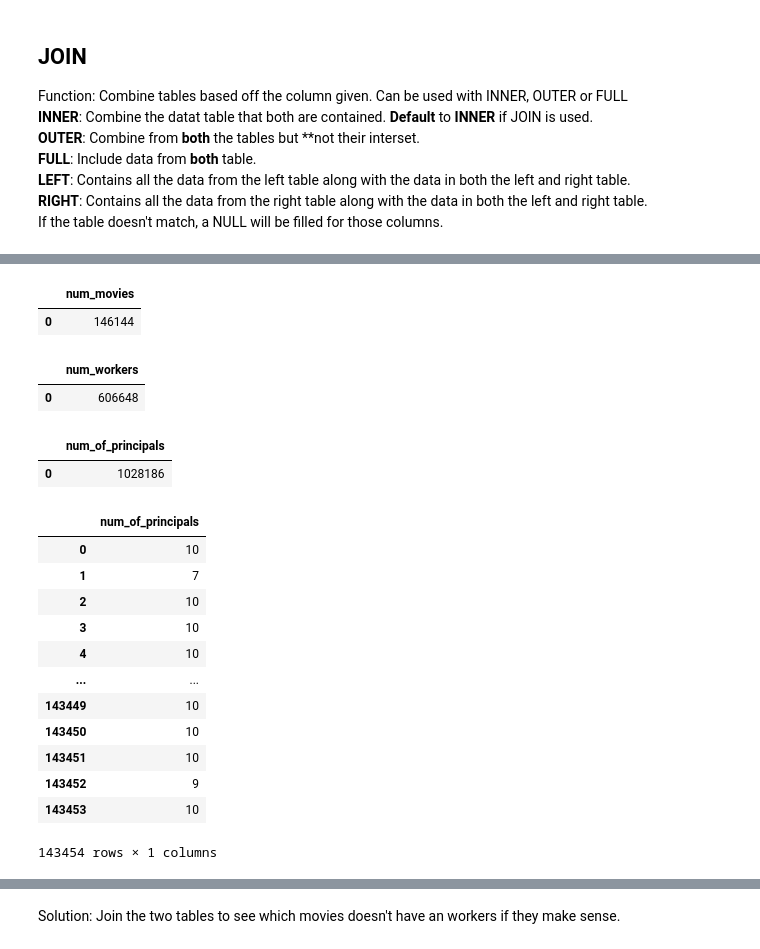
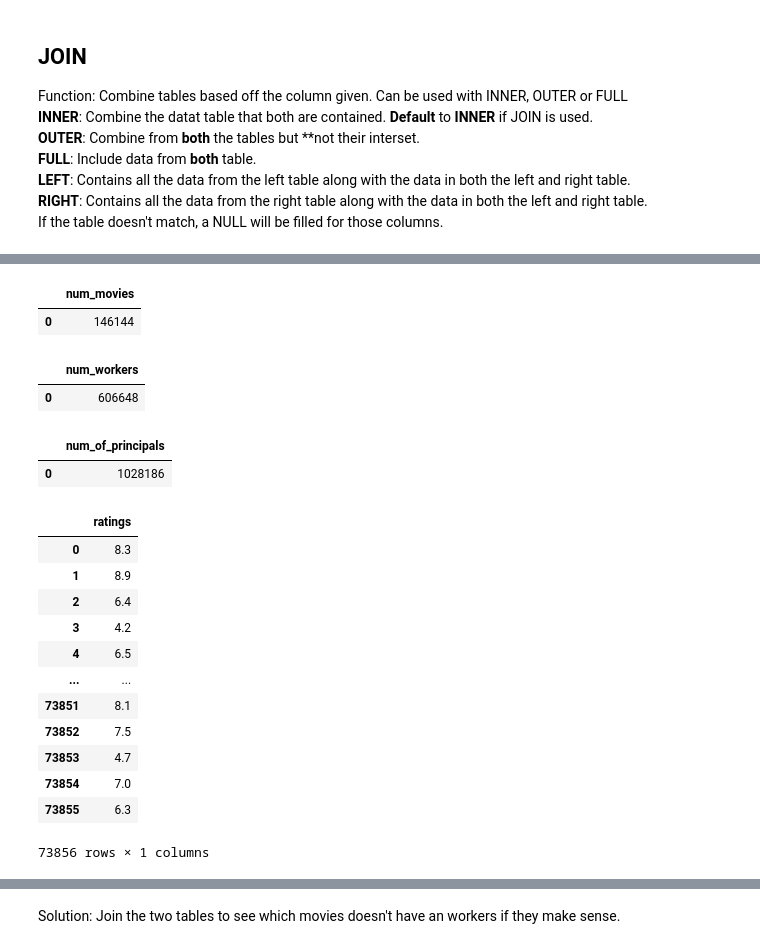
Before and after one commit to Tommyphung1/Master-Notebook-Experiments, a Jupyter notebook: main_notebook.ipynb, the cells around one changed output, grey strips where cells are left out. Drawn from its saved outputs; the diff is of its cells as text; code cells hidden in the pictures.

```diff
--- a/main_notebook.ipynb
+++ b/main_notebook.ipynb
@@ -393,46 +372,45 @@ Prediction:
 # %%
 # Setup
 ## Number of movies in the table movie_basic
 display(pd.read_sql('''
                     SELECT count(*) AS num_movies
                         FROM movie_basics
                     ''', conn))
 
 ## Number of unique workers in persons
 display(pd.read_sql('''
                     SELECT count(*) AS num_workers
                         FROM persons
                     ''', conn))
 
 ## Number of workers for the movies
 display(pd.read_sql('''
                     SELECT count(*) AS num_of_principals
                         FROM principals
                     ''', conn))
 
-## Group the princials by the movies they produced
+## Average rating for each movie
 display(pd.read_sql('''
-                    SELECT count(*) AS num_of_principals
-                        FROM principals
-                    GROUP BY movie_id
+                    SELECT averagerating AS ratings
+                        FROM movie_ratings
                     ''', conn))
 # %% [output]
 |  | num_movies |
 | 0 | 146144 |
 |  | num_workers |
 | 0 | 606648 |
 |  | num_of_principals |
 | 0 | 1028186 |
-|  | num_of_principals |
-| 0 | 10 |
-| 1 | 7 |
-| 2 | 10 |
-| 3 | 10 |
-| 4 | 10 |
+|  | ratings |
+| 0 | 8.3 |
+| 1 | 8.9 |
+| 2 | 6.4 |
+| 3 | 4.2 |
+| 4 | 6.5 |
 | ... | ... |
-| 143449 | 10 |
-| 143450 | 10 |
-| 143451 | 10 |
-| 143452 | 9 |
-| 143453 | 10 |
+| 73851 | 8.1 |
+| 73852 | 7.5 |
+| 73853 | 4.7 |
+| 73854 | 7.0 |
+| 73855 | 6.3 |
-143454 rows × 1 columns
+73856 rows × 1 columns
```
Also changed, not shown: parts of 17 cells of this notebook.
